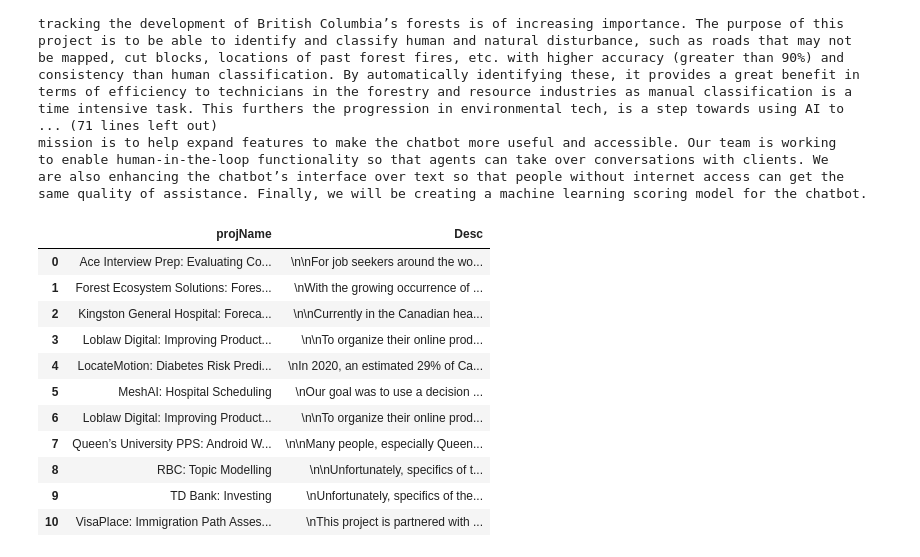
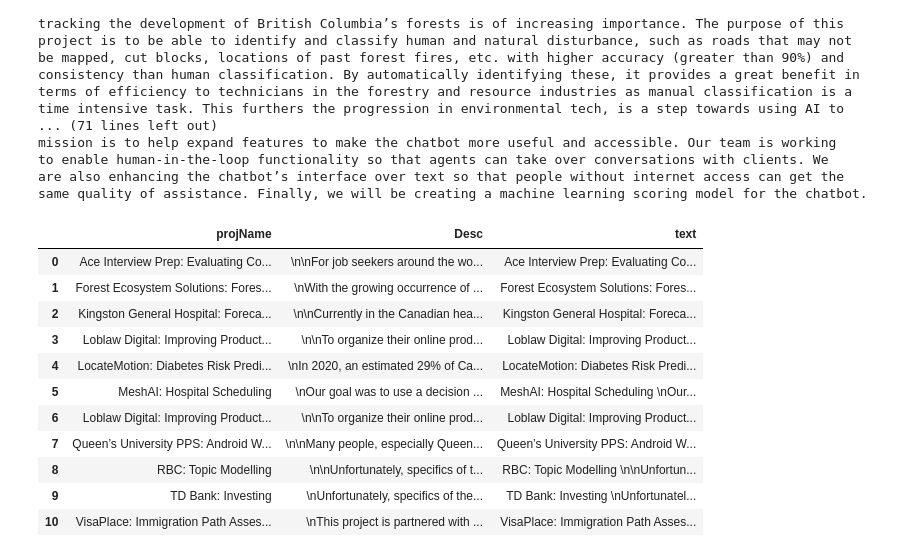
Before and after one commit to brawantonio/QMIND-knowledge-graph-project, a Jupyter notebook: Development/doc2vec.ipynb, the cells around one changed output. Cells and saved outputs as stored; diff of their text form; code cells hidden in the pictures.

```diff
--- a/Development/doc2vec.ipynb
+++ b/Development/doc2vec.ipynb
@@ -67,26 +76,29 @@ same quality of assistance. Finally, we will be creating a machine learning scor
 # %%
 # Extract title of project
 title = [text.partition("\n")[0] for text in data]
 
 # Delete title from each element in data
 for i in range(len(data)):
     data[i] = data[i].replace(title[i], "")
 
 # Create df
 df = pd.DataFrame(list(zip(title, data)),columns =['projName', 'Desc'])
 
+# Create text column
+df["text"] = df["projName"] + " " + df["Desc"]
+
 # Display
 df
 # %% [output]
-|  | projName | Desc |
-| 0 | Ace Interview Prep: Evaluating Co... | \n\nFor job seekers around the wo... |
-| 1 | Forest Ecosystem Solutions: Fores... | \nWith the growing occurrence of ... |
-| 2 | Kingston General Hospital: Foreca... | \n\nCurrently in the Canadian hea... |
-| 3 | Loblaw Digital: Improving Product... | \n\nTo organize their online prod... |
-| 4 | LocateMotion: Diabetes Risk Predi... | \nIn 2020, an estimated 29% of Ca... |
-| 5 | MeshAI: Hospital Scheduling | \nOur goal was to use a decision ... |
-| 6 | Loblaw Digital: Improving Product... | \n\nTo organize their online prod... |
-| 7 | Queen’s University PPS: Android W... | \n\nMany people, especially Queen... |
-| 8 | RBC: Topic Modelling | \n\nUnfortunately, specifics of t... |
-| 9 | TD Bank: Investing | \nUnfortunately, specifics of the... |
-| 10 | VisaPlace: Immigration Path Asses... | \nThis project is partnered with ... |
+|  | projName | Desc | text |
+| 0 | Ace Interview Prep: Evaluating Co... | \n\nFor job seekers around the wo... | Ace Interview Prep: Evaluating Co... |
+| 1 | Forest Ecosystem Solutions: Fores... | \nWith the growing occurrence of ... | Forest Ecosystem Solutions: Fores... |
+| 2 | Kingston General Hospital: Foreca... | \n\nCurrently in the Canadian hea... | Kingston General Hospital: Foreca... |
+| 3 | Loblaw Digital: Improving Product... | \n\nTo organize their online prod... | Loblaw Digital: Improving Product... |
+| 4 | LocateMotion: Diabetes Risk Predi... | \nIn 2020, an estimated 29% of Ca... | LocateMotion: Diabetes Risk Predi... |
+| 5 | MeshAI: Hospital Scheduling | \nOur goal was to use a decision ... | MeshAI: Hospital Scheduling \nOur... |
+| 6 | Loblaw Digital: Improving Product... | \n\nTo organize their online prod... | Loblaw Digital: Improving Product... |
+| 7 | Queen’s University PPS: Android W... | \n\nMany people, especially Queen... | Queen’s University PPS: Android W... |
+| 8 | RBC: Topic Modelling | \n\nUnfortunately, specifics of t... | RBC: Topic Modelling \n\nUnfortun... |
+| 9 | TD Bank: Investing | \nUnfortunately, specifics of the... | TD Bank: Investing \nUnfortunatel... |
+| 10 | VisaPlace: Immigration Path Asses... | \nThis project is partnered with ... | VisaPlace: Immigration Path Asses... |
```
Also changed, not shown: parts of 8 cells of this notebook.
